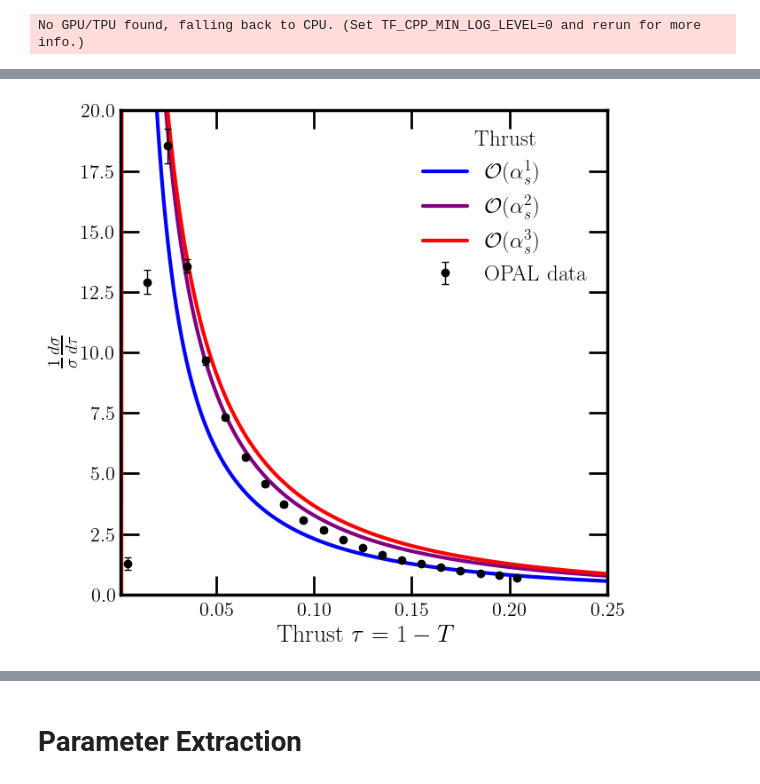
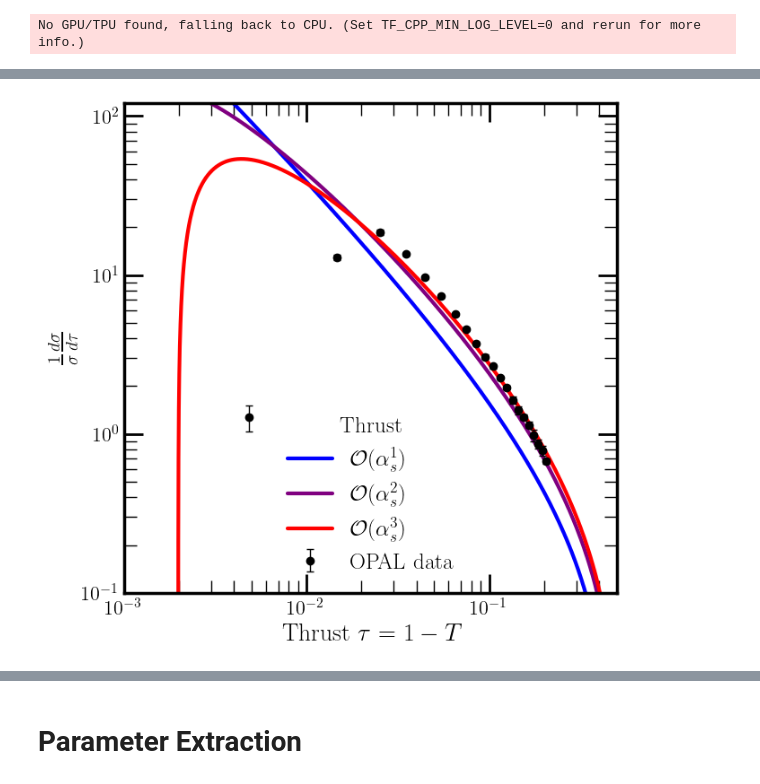
Before and after one commit to rikab/RDF, a Jupyter notebook: jax/end_to_end.ipynb, the cells around one changed output, grey strips where cells are left out. Drawn from its saved outputs; the diff is of its cells as text; code cells hidden in the pictures.

Commit message:
shift tests

```diff
--- a/jax/end_to_end.ipynb
+++ b/jax/end_to_end.ipynb
@@ -82,13 +80,53 @@ No GPU/TPU found, falling back to CPU. (Set TF_CPP_MIN_LOG_LEVEL=0 and rerun for
 # %%
 
 # Define the t function as it relates to x.
-shift =  1 #0.1047236225 #0.45
-def t_from_x(x):
-    return jnp.log(1/x * shift)
+# x_max = 0.47236225
 
-def x_from_t(t):
-    return jnp.exp(-t) * shift
+def build_transforms(x_max):
 
+    # def t_from_x(x):
+    #     return jnp.log(1/x - 1/x_max + 1)
+
+    # def jacobian_t_from_x(x):
+
+    #     return 1 / (1/x - 1/x_max + 1) * 1/x**2
+
+    # def x_from_t(t):
+    #     return 1/(-1 + jnp.exp(t) + 1/x_max)
+
+    # def jacobian_x_from_t(t):
+    #     return 1 / (-1 + jnp.exp(t) + 1/x_max)**2 * jnp.exp(t)
+
+
+    def t_from_x(x):
+        return jnp.log(x_max / x)
+
+    def jacobian_t_from_x(x):
+
+        return jnp.abs(1 / x)
+
+    def x_from_t(t):
+        return x_max * jnp.exp(-t)
+
+    def jacobian_x_from_t(t):
+        return jnp.abs(x_max * jnp.exp(-t))
+
+    return t_from_x, x_from_t, jacobian_t_from_x, jacobian_x_from_t
+
+# xmaxs = [0.47236225, 0.47236225, 0.47236225,]
+# xmaxs = [0.5, 0.5, 0.5,]
+xmaxs = [1.0, 1.0, 1.0,]
+
+t_from_xs = []
+x_from_ts = []
+jacobian_t_from_xs = []
+jacobian_x_from_ts = []
+for xmax in xmaxs:
+    t_from_x, x_from_t, jacobian_t_from_x, jacobian_x_from_t = build_transforms(xmax)
+    t_from_xs.append(t_from_x)
+    x_from_ts.append(x_from_t)
+    jacobian_t_from_xs.append(jacobian_t_from_x)
+    jacobian_x_from_ts.append(jacobian_x_from_t)
 
 
 # Define the FO distribution p(t | alpha) as either a function of t or x
@@ -162,7 +200,7 @@ def DC(x):
 
 
 
-    Ls = jnp.array([L**5, L**4, L**3, L**2, L**1, L**0])
+    Ls = jnp.array([L**5, L**4, L**3, L**2, L**1, 1*L**0])
     res = prefactors[:, None] * terms
     res = res * Ls[None, :]
     res = res.sum()
@@ -173,26 +211,36 @@ vmapped_p_x_1 = jax.vmap(p_x_1, in_axes=(0, None, None))
 vmapped_p_x_2 = jax.vmap(p_x_2, in_axes=(0, None, None))
 vmapped_p_x_3 = jax.vmap(p_x_3, in_axes=(0, None, None))
 
+alpha = 0.118/100
 test_xs = jnp.linspace(0.25, 0.55, 100000)
-max_nonzero_x_1 = test_xs[jnp.argmin(jnp.abs(vmapped_p_x_1(test_xs, 0.118, None)))-1]
-max_nonzero_x_2 = test_xs[jnp.argmin(jnp.abs(vmapped_p_x_2(test_xs, 0.118, None)))-1]
-max_nonzero_x_3 = test_xs[jnp.argmin(jnp.abs(vmapped_p_x_3(test_xs, 0.118, None)))-1]
+max_nonzero_x_1 = test_xs[jnp.argmin(jnp.abs(vmapped_p_x_1(test_xs, alpha, None)))-1]
+max_nonzero_x_2 = test_xs[jnp.argmin(jnp.abs(vmapped_p_x_2(test_xs, alpha, None)))-1]
+max_nonzero_x_3 = test_xs[jnp.argmin(jnp.abs(vmapped_p_x_3(test_xs, alpha, None)))-1]
+
 
 print(max_nonzero_x_1, max_nonzero_x_2, max_nonzero_x_3)
-print(p_x_1(max_nonzero_x_1, 0.118, None), p_x_2(max_nonzero_x_2, 0.118, None), p_x_3(max_nonzero_x_3, 0.118, None))
-print(t_from_x(max_nonzero_x_1), t_from_x(max_nonzero_x_2), t_from_x(max_nonzero_x_3))
+
 
 def p_t_1(t, alpha, params):
-    return p_x_1(x_from_t(t), alpha, params) * jnp.abs(x_from_t(t))
+
+    x_from_t = x_from_ts[0]
+    jacobian_x_from_t = jacobian_x_from_ts[0]
+    return p_x_1(x_from_t(t), alpha, params) * jacobian_x_from_t(t)
 
 def p_t_2(t, alpha, params):
-    return p_x_2(x_from_t(t), alpha, params) * jnp.abs(x_from_t(t))
+
+    x_from_t = x_from_ts[1]
+    jacobian_x_from_t = jacobian_x_from_ts[1]
+    return p_x_2(x_from_t(t), alpha, params) * jacobian_x_from_t(t)
 
 
 def p_t_3(t, alpha, params):
-    return p_x_3(x_from_t(t), alpha, params) * jnp.abs(x_from_t(t))
 
-print(p_t_1(t_from_x(max_nonzero_x_1), 0.118, None), p_t_2(t_from_x(max_nonzero_x_2), 0.118, None), p_t_3(t_from_x(max_nonzero_x_3), 0.118, None))
+    x_from_t = x_from_ts[2]
+    jacobian_x_from_t = jacobian_x_from_ts[2]
+    return p_x_3(x_from_t(t), alpha, params) * jacobian_x_from_t(t)
+
+print(p_t_1(0, 0.118, None), p_t_2(0, 0.118, None), p_t_3(0, 0.118, None))
 
 vmapped_p_t_1 = jax.vmap(p_t_1, in_axes=(0, None, None))
 vmapped_p_t_2 = jax.vmap(p_t_2, in_axes=(0, None, None))
@@ -230,16 +278,19 @@ ax.errorbar(OPAL_DATA[:,0], OPAL_DATA[:,1], yerr=OPAL_ERRORS, fmt='o', label="OP
 
 
 
-# ax.set_xscale("log")
-# ax.set_yscale("log")
+ax.set_xscale("log")
+ax.set_yscale("log")
 
 plt.legend(title = "Thrust")
 
-plt.xlim(0.001, 0.25  / shift)
-plt.ylim(0.0, 20)
+plt.xlim(0.001, 0.25  / 0.5)
+plt.ylim(0.1, 120)
+# plt
 
 plt.xlabel(r"Thrust $\tau = 1 - T$")
 plt.ylabel(r"$\frac{1}{\sigma} \frac{d\sigma}{d\tau}$")
+
+plt.savefig("plots/thrust_opal.pdf")
 
 
 fig, ax = newplot("full")
@@ -250,4 +301,8 @@ ax.errorbar(t_from_x(OPAL_DATA[:,0]), OPAL_DATA[:,1] * OPAL_DATA[:,0], yerr=OPAL
 
 ax.axhline(0, color = "black", linestyle = "--", lw = 1)
 ax.axvline(0, color = "black", linestyle = "--", lw = 1)
+
+plt.xlabel(r"$t = \log(1/x - 1/{x_{max}} + 1)$")
+plt.ylabel(r"$\frac{1}{\sigma} \frac{d\sigma}{dt}$")
+# plt.yscale("log")
 # %% [output]
@@ -259 +312 @@ ax.axvline(0, color = "black", linestyle = "--", lw = 1)
-[figure, old version]
+[figure, new version]
```
Also changed, not shown: parts of 12 cells of this notebook, 6 other files.
